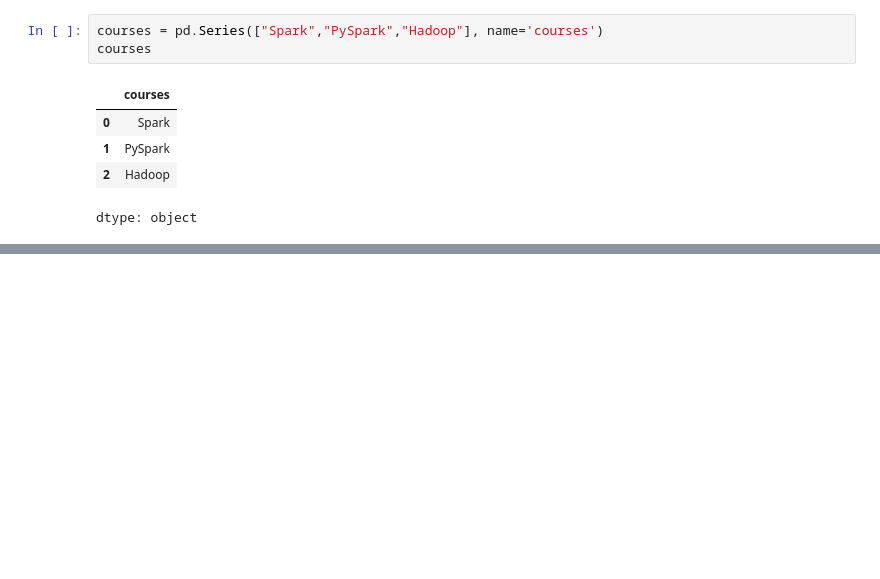
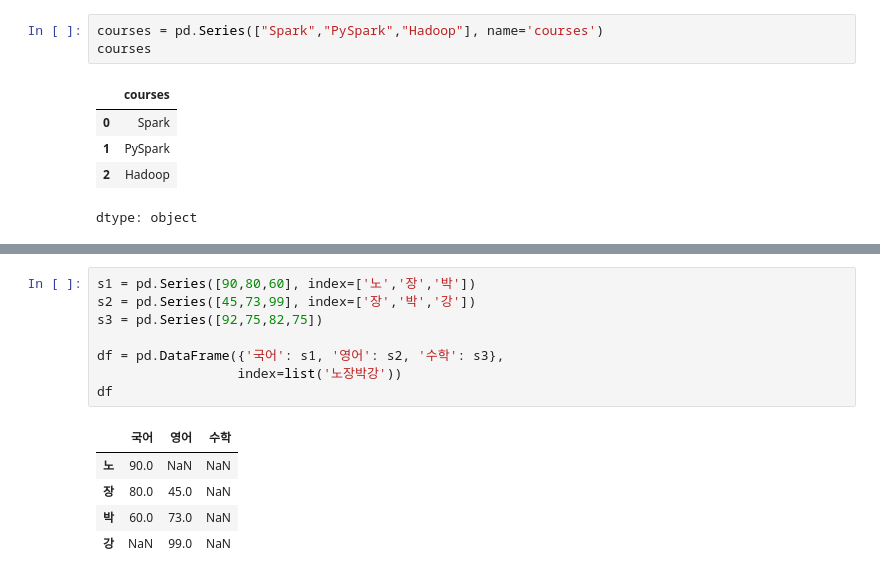
Before and after one commit to JONGBOK1/2025-1-myclass-BDA, a Jupyter notebook: inclass/02w_B_0312_pandas_basic.ipynb, the cells around one changed output, grey strips where cells are left out. Saved outputs shown, nothing was run; the diff lists cells and outputs as text; blank space fills up the shorter version.

```diff
--- a/inclass/02w_B_0312_pandas_basic.ipynb
+++ b/inclass/02w_B_0312_pandas_basic.ipynb
@@ -308,0 +458,14 @@ dtype: object
+# %%
+s1 = pd.Series([90,80,60], index=['노','장','박'])
+s2 = pd.Series([45,73,99], index=['장','박','강'])
+s3 = pd.Series([92,75,82,75])
+
+df = pd.DataFrame({'국어': s1, '영어': s2, '수학': s3},
+                  index=list('노장박강'))
+df
+# %% [output]
+|  | 국어 | 영어 | 수학 |
+| 노 | 90.0 | NaN | NaN |
+| 장 | 80.0 | 45.0 | NaN |
+| 박 | 60.0 | 73.0 | NaN |
+| 강 | NaN | 99.0 | NaN |
```
Also changed, not shown: parts of 18 cells of this notebook.
